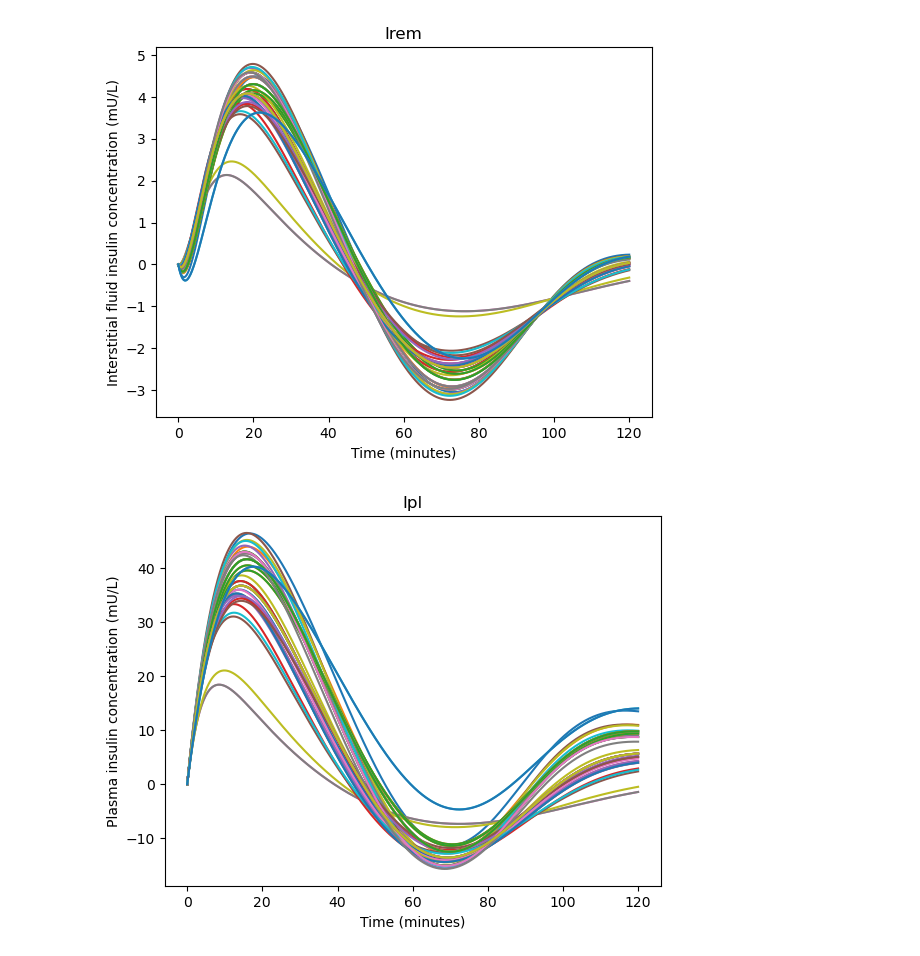
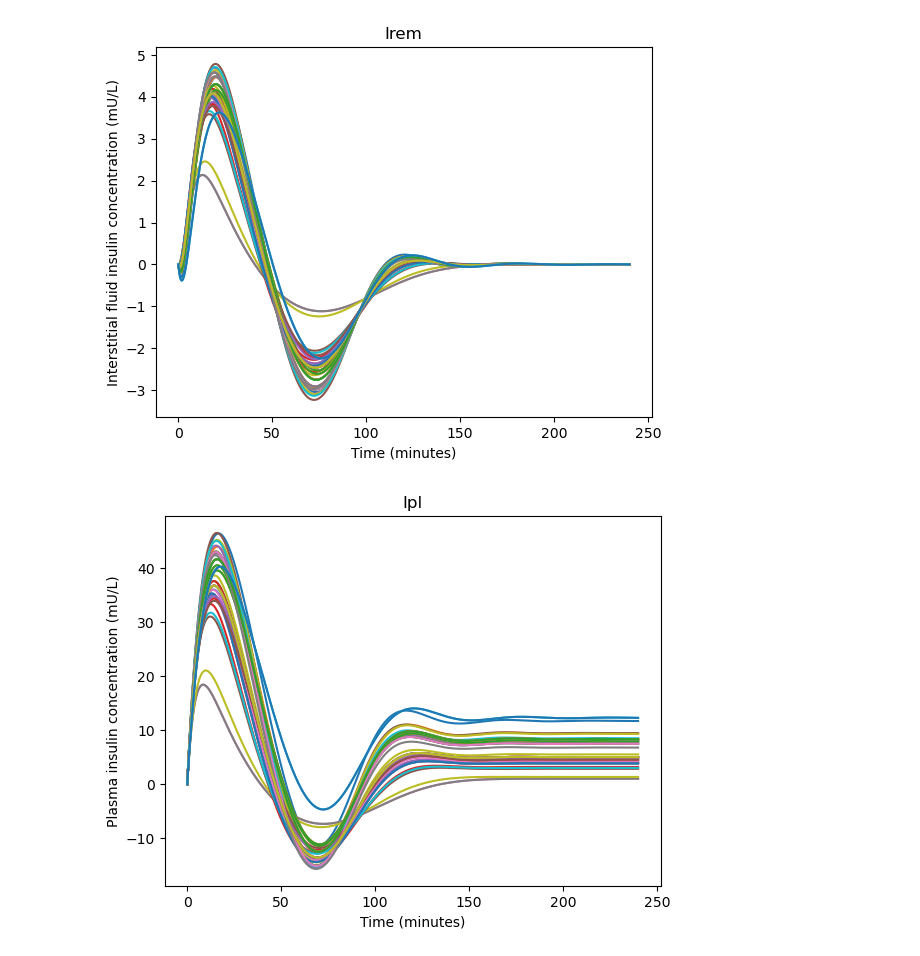
Before and after one commit to dellacortelab/ainutrition, a Jupyter notebook: odeint_model.ipynb, the cells around one changed output. Cells and saved outputs as stored; diff of their text form; code cells hidden in the pictures.

```diff
--- a/odeint_model.ipynb
+++ b/odeint_model.ipynb
@@ -4,7 +4,6 @@ import numpy as np
 import matplotlib.pyplot as plt
 from scipy.integrate import odeint
 from scipy.integrate import quad
-import ode
 
 #import constants
 const = pd.read_excel('./1-s2.0-S2352939317300374-mmc2.xlsx')
@@ -62,7 +61,7 @@ for i in range(51):
     b = 1 #differs by insulin brand
 
     #Variables
-    t = np.linspace(0,120,1000)
+    t = np.linspace(0,240,1000)
 
     def dSdt(t, S):
         MGgut, Gpl, Irem, Ipl, UIsc1, UIsc2 = S
@@ -155,2 +154,2 @@ plt.show()
-[figure, old version]
+[figure, new version]
-[figure, old version]
+[figure, new version]
```
Also changed, not shown: parts of 1 cell of this notebook, 1 other file.
